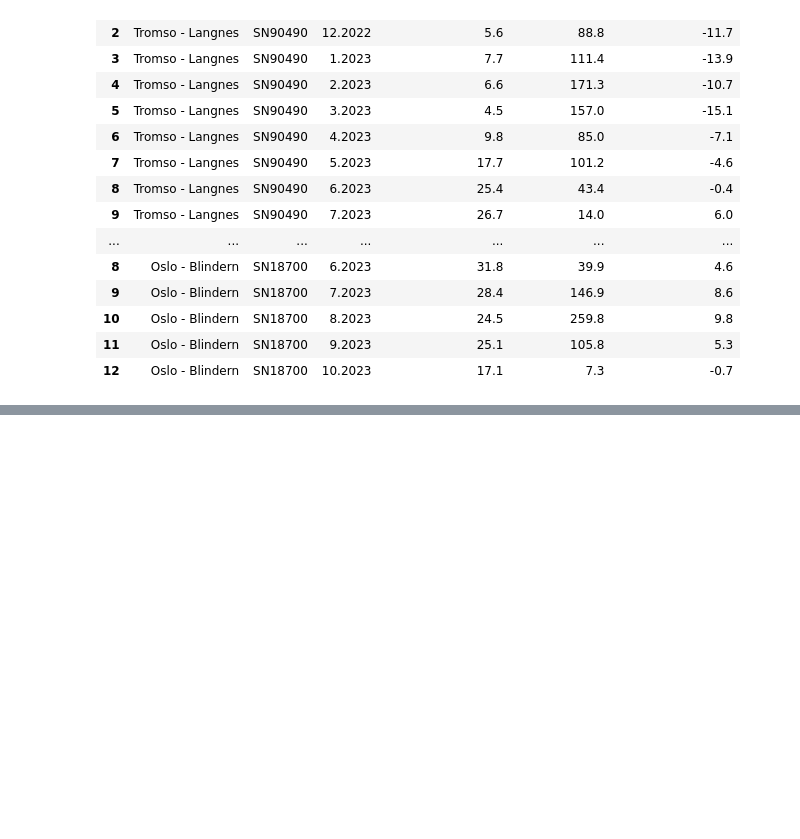
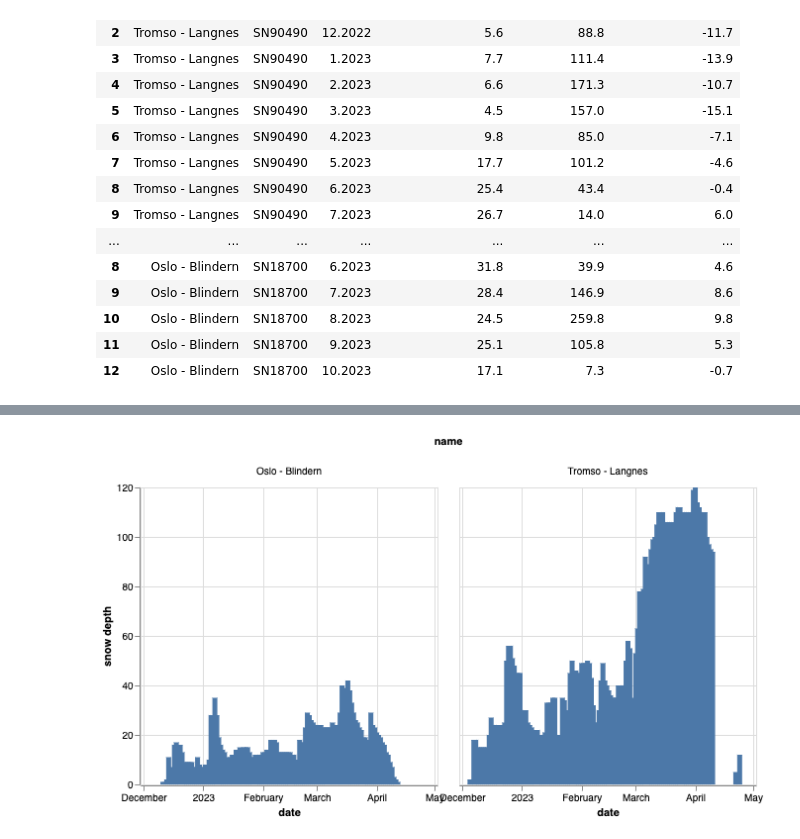
Before and after one commit to Mayorboy/Data_Visualization_with_Pandas_and_Altpair, a Jupyter notebook: Weather_visualization.ipynb, the cells around one changed output, grey strips where cells are left out. Saved outputs shown, nothing was run; the diff lists cells and outputs as text; code cells hidden in the pictures; blank space fills up the shorter version.

```diff
--- a/Weather_visualization.ipynb
+++ b/Weather_visualization.ipynb
@@ -138,6 +152,13 @@ alt.Chart(data).mark_bar().encode(
 )
 # %% [output]
 [interactive output not drawn]
+# %%
+from PIL import Image
+from IPython.display import display
+img = Image.open('snow_depth_1.png')
+display(img)
+# %% [output]
+[figure, added]
 # %%
 alt.Chart(data).mark_bar().encode(
     x="date",
```
Also changed, not shown: parts of 5 cells of this notebook.
